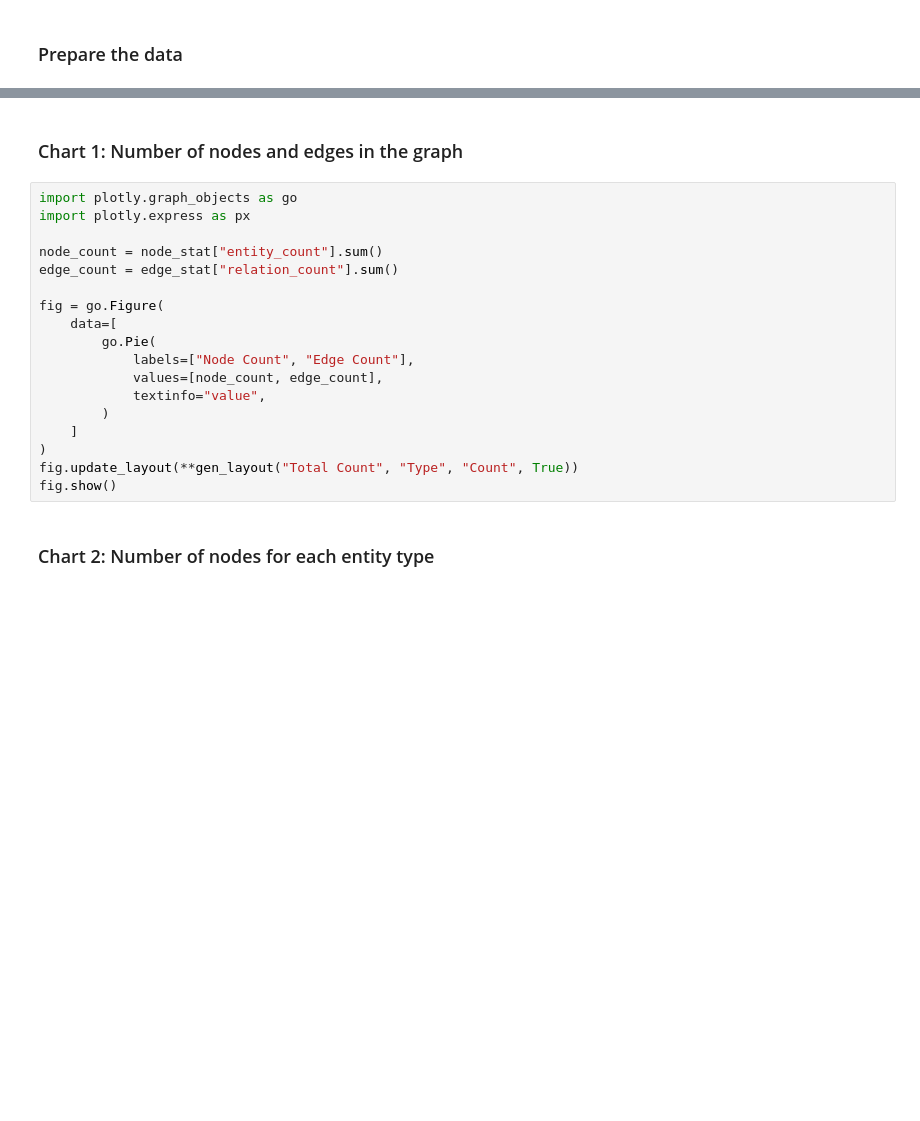
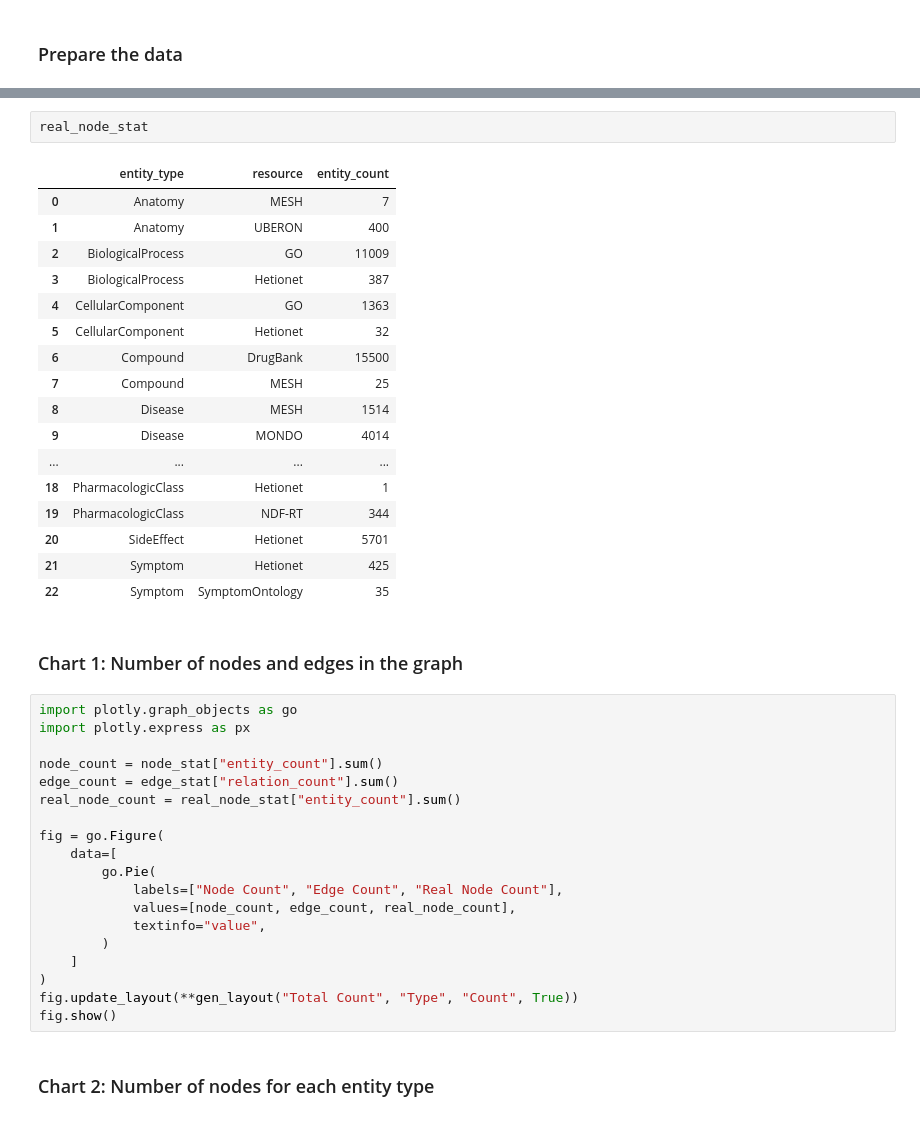
Before and after one commit to open-prophetdb/biomedgps-data, a Jupyter notebook: graph_analysis/visualize.ipynb, the cells around one changed output, grey strips where cells are left out. Saved outputs shown, nothing was run; the diff lists cells and outputs as text; blank space fills up the shorter version.

```diff
--- a/graph_analysis/visualize.ipynb
+++ b/graph_analysis/visualize.ipynb
@@ -72,3 +95,23 @@ node_stat, edge_stat
+# %%
+real_node_stat
+# %% [output]
+|  | entity_type | resource | entity_count |
+| 0 | Anatomy | MESH | 7 |
+| 1 | Anatomy | UBERON | 400 |
+| 2 | BiologicalProcess | GO | 11009 |
+| 3 | BiologicalProcess | Hetionet | 387 |
+| 4 | CellularComponent | GO | 1363 |
+| 5 | CellularComponent | Hetionet | 32 |
+| 6 | Compound | DrugBank | 15500 |
+| 7 | Compound | MESH | 25 |
+| 8 | Disease | MESH | 1514 |
+| 9 | Disease | MONDO | 4014 |
+| ... | ... | ... | ... |
+| 18 | PharmacologicClass | Hetionet | 1 |
+| 19 | PharmacologicClass | NDF-RT | 344 |
+| 20 | SideEffect | Hetionet | 5701 |
+| 21 | Symptom | Hetionet | 425 |
+| 22 | Symptom | SymptomOntology | 35 |
 # %% [markdown]
 ### Chart 1: Number of nodes and edges in the graph
 # %%
@@ -77,12 +120,13 @@ import plotly.express as px
 
 node_count = node_stat["entity_count"].sum()
 edge_count = edge_stat["relation_count"].sum()
+real_node_count = real_node_stat["entity_count"].sum()
 
 fig = go.Figure(
     data=[
         go.Pie(
-            labels=["Node Count", "Edge Count"],
-            values=[node_count, edge_count],
+            labels=["Node Count", "Edge Count", "Real Node Count"],
+            values=[node_count, edge_count, real_node_count],
             textinfo="value",
         )
     ]
```
Also changed, not shown: parts of 14 cells of this notebook, 5 other files.
